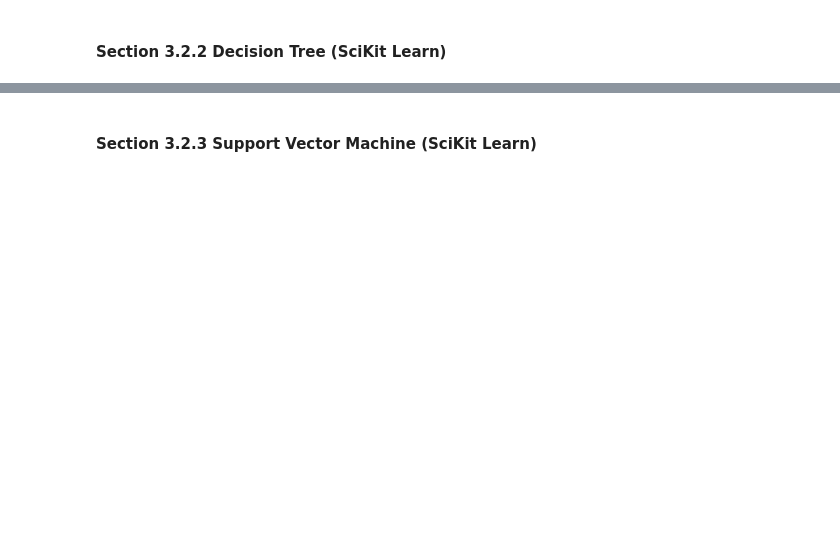
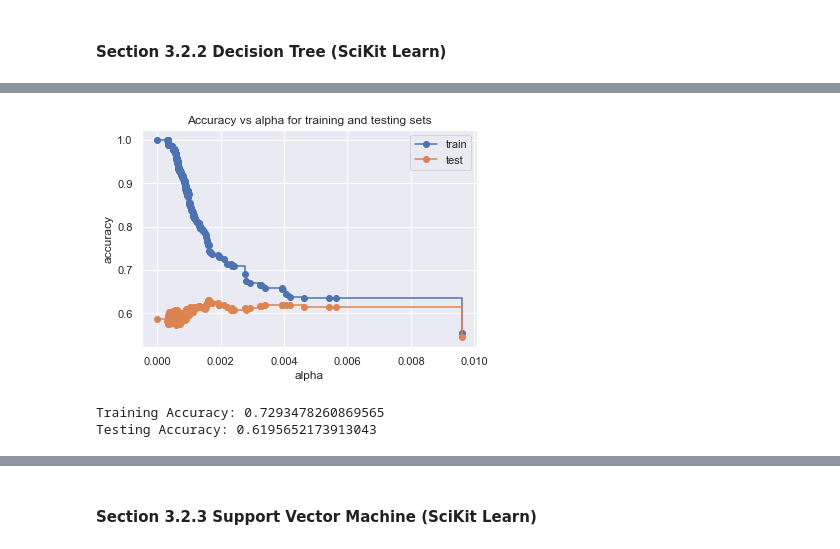
Before and after one commit to ChristianJP/UndergraduateProject_Y3_ThirdYearProject-Motor-Imagery-Classification-, a Jupyter notebook: ChristianPollitt_3YP_EEGAnalysis-MotorImagery.ipynb, the cells around one changed output, grey strips where cells are left out. Cells and saved outputs as stored; diff of their text form; code cells hidden in the pictures; blank space fills up the shorter version.

```diff
--- a/ChristianPollitt_3YP_EEGAnalysis-MotorImagery.ipynb
+++ b/ChristianPollitt_3YP_EEGAnalysis-MotorImagery.ipynb
@@ -665,0 +739,36 @@ Testing Accuracy: 0.6021739130434782
+# %%
+dtrees = []
+for ccp_alpha in ccp_alphas:
+    clf = DecisionTreeClassifier(random_state=0, ccp_alpha=ccp_alpha)
+    dtree_model = DecisionTreeClassifier(ccp_alpha=ccp_alpha)
+    dtree_model.fit(x_train, y_train)
+    dtrees.append(dtree_model)
+
+# Remove the tree with one node (where alpha max is max)
+
+dtrees = dtrees[:-1]
+ccp_alphas = ccp_alphas[:-1]
+
+train_scores = [dtree.score(x_train, y_train) for dtree in dtrees]
+test_scores = [dtree.score(x_test, y_test) for dtree in dtrees]
+
+fig, ax = plt.subplots()
+ax.set_xlabel("alpha")
+ax.set_ylabel("accuracy")
+ax.set_title("Accuracy vs alpha for training and testing sets")
+ax.plot(ccp_alphas, train_scores, marker="o", label="train", drawstyle="steps-post")
+ax.plot(ccp_alphas, test_scores, marker="o", label="test", drawstyle="steps-post")
+ax.legend()
+plt.show()
+# %% [output]
+[figure, added]
+# %%
+dtree_model = DecisionTreeClassifier(ccp_alpha=.002)
+dtree_model.fit(x_train, y_train)
+train_preds = dtree_model.predict(x_train)
+test_preds = dtree_model.predict(x_test)
+print("Training Accuracy: " + str(accuracy_score(train_preds, y_train)))
+print("Testing Accuracy: " + str(accuracy_score(test_preds, y_test)))
+# %% [output]
+Training Accuracy: 0.7293478260869565
+Testing Accuracy: 0.6195652173913043
```
Also changed, not shown: parts of 20 cells of this notebook.
